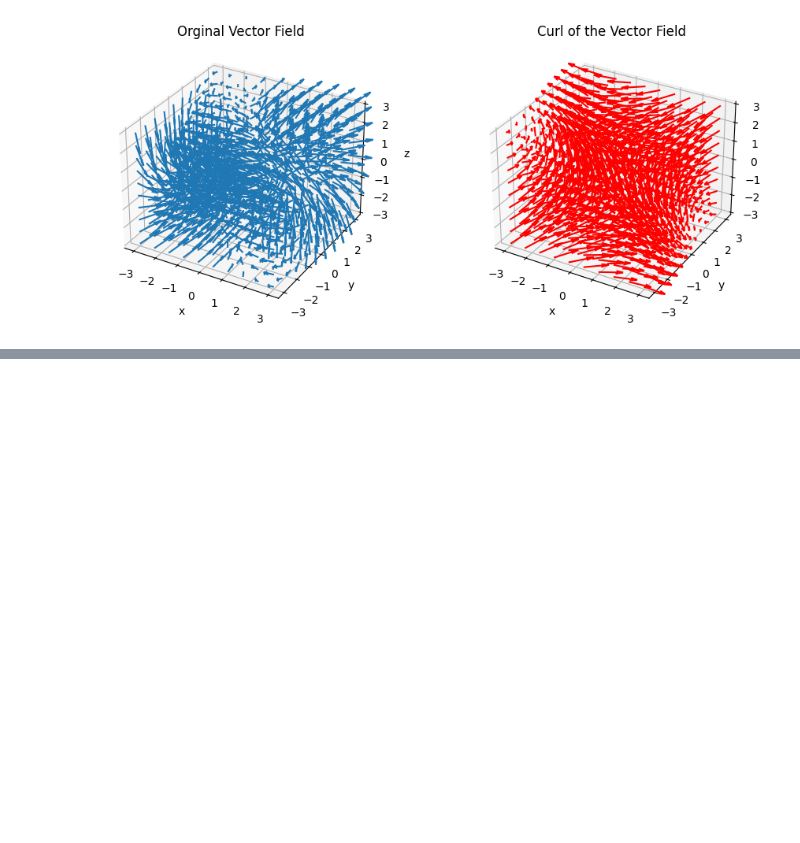
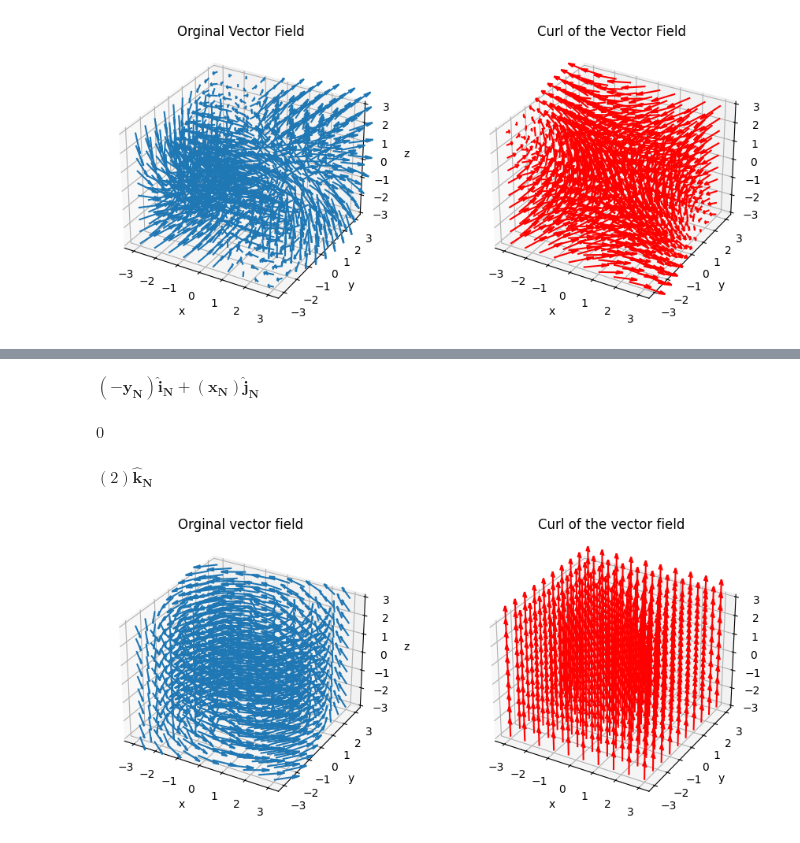
Before and after one commit to vasudev006/S2Codebase, a Jupyter notebook: EXPERIMENT_NO_4.ipynb, the cells around one changed output, grey strips where cells are left out. Saved outputs shown, nothing was run; the diff lists cells and outputs as text; code cells hidden in the pictures; blank space fills up the shorter version.

```diff
--- a/EXPERIMENT_NO_4.ipynb
+++ b/EXPERIMENT_NO_4.ipynb
@@ -97,0 +107,77 @@ plt.show()
+# %%
+# Define the coordinate system
+N = sp.vector.CoordSys3D('N')
+
+# Define the velocity vector field V
+V = (-N.y) * N.i + (N.x) * N.j + (0) * N.k
+V
+# %% [output]
+$\displaystyle \left(- \mathbf{{y}_{N}}\right)\mathbf{\hat{i}_{N}} + \left(\mathbf{{x}_{N}}\right)\mathbf{\hat{j}_{N}}$
+# %%
+# Compute the divergence of V
+divergence_V = sp.vector.divergence(V)
+divergence_V
+# %% [output]
+$\displaystyle 0$
+# %%
+# Compute the curl of V
+curl_V = sp.vector.curl(V)
+curl_V
+# %% [output]
+$\displaystyle \left(2\right)\mathbf{\hat{k}_{N}}$
+# %%
+#Define the grid
+x_vals=np.linspace(-3,3,10)
+y_vals=np.linspace(-3,3,10)
+z_vals=np.linspace(-3,3,10)
+x,y,z=np.meshgrid(x_vals,y_vals,z_vals)
+
+#Initialize arrays to store the vector field components
+U=np.zeros_like(x)
+V_comp=np.zeros_like(y)
+W=np.zeros_like(z)
+
+#Initialize arrays to store the curl components
+Curl_U=np.zeros_like(x)
+Curl_V_comp=np.zeros_like(y)
+Curl_W=np.zeros_like(z)
+
+#Evaluate the vector field and curl at each grid point
+for i in range(x.shape[0]):
+  for j in range(x.shape[1]):
+    for k in range(x.shape[2]):
+      point={N.x:x[i,j,k],N.y:y[i,j,k],N.z:z[i,j,k]}
+      V_evaluated = V.subs(point)
+      U[i,j,k]=float(V_evaluated.dot(N.i))
+      V_comp[i,j,k]=float(V_evaluated.dot(N.j))
+      W[i,j,k]=float(V_evaluated.dot(N.k))
+      curl_V_evaluated=curl_V.subs(point)
+      Curl_U[i,j,k]=float(curl_V_evaluated.dot(N.i))
+      Curl_V_comp[i,j,k]=float(curl_V_evaluated.dot(N.j))
+      Curl_W[i,j,k]=float(curl_V_evaluated.dot(N.k))
+
+
+#Plot the original vector field
+
+fig = plt.figure(figsize=(10,4))
+
+ax1 = fig.add_subplot(121, projection='3d')
+ax1.quiver(x,y,z,U,V_comp,W,length=1,normalize=True)
+ax1.set_xlabel('x')
+ax1.set_ylabel('y')
+ax1.set_zlabel('z')
+ax1.set_title('Orginal vector field')
+
+#Plot the curl of the vector field
+
+ax2=fig.add_subplot(122,projection='3d')
+ax2.quiver(x,y,z,Curl_U,Curl_V_comp,Curl_W,length=1,normalize=True,color=('r'))
+ax2.set_xlabel('x')
+ax2.set_ylabel('y')
+ax2.set_zlabel('z')
+ax2.set_title('Curl of the vector field')
+
+plt.tight_layout()
+plt.show()
+# %% [output]
+[figure, added]
```
Also changed, not shown: parts of 1 cell of this notebook.
